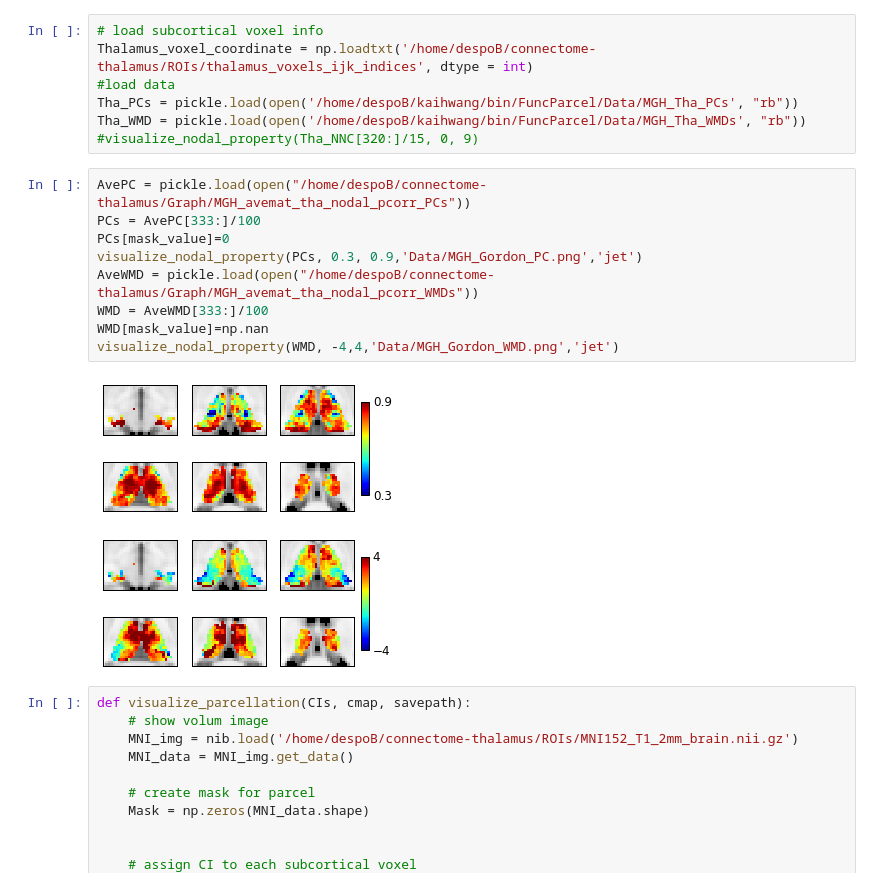
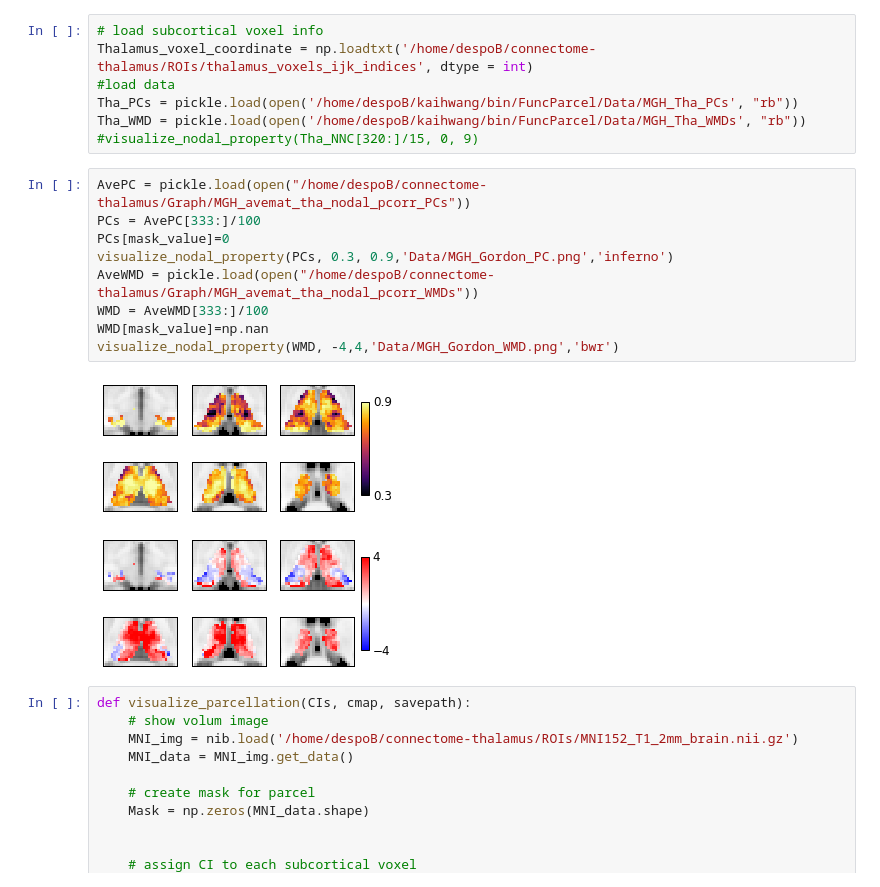
Before and after one commit to kaihwang/FuncParcel, a Jupyter notebook: Visualize_thalamus_maps.ipynb, the cells around one changed output. Cells and saved outputs as stored; diff of their text form.

Commit message:
change patient and conn pat figure.

```diff
--- a/Visualize_thalamus_maps.ipynb
+++ b/Visualize_thalamus_maps.ipynb
@@ -251,15 +251,15 @@ Tha_WMD = pickle.load(open('/home/despoB/kaihwang/bin/FuncParcel/Data/MGH_Tha_WM
 # %%
 AvePC = pickle.load(open("/home/despoB/connectome-thalamus/Graph/MGH_avemat_tha_nodal_pcorr_PCs"))
 PCs = AvePC[333:]/100
 PCs[mask_value]=0
-visualize_nodal_property(PCs, 0.3, 0.9,'Data/MGH_Gordon_PC.png','jet')
+visualize_nodal_property(PCs, 0.3, 0.9,'Data/MGH_Gordon_PC.png','inferno')
 AveWMD = pickle.load(open("/home/despoB/connectome-thalamus/Graph/MGH_avemat_tha_nodal_pcorr_WMDs"))
 WMD = AveWMD[333:]/100
 WMD[mask_value]=np.nan
-visualize_nodal_property(WMD, -4,4,'Data/MGH_Gordon_WMD.png','jet')
+visualize_nodal_property(WMD, -4,4,'Data/MGH_Gordon_WMD.png','bwr')
 # %% [output]
-[figure, old version]
+[figure, new version]
-[figure, old version]
+[figure, new version]
 # %%
 def visualize_parcellation(CIs, cmap, savepath):
     # show volum image
```
Also changed, not shown: parts of 3 cells of this notebook, 3 other files.
